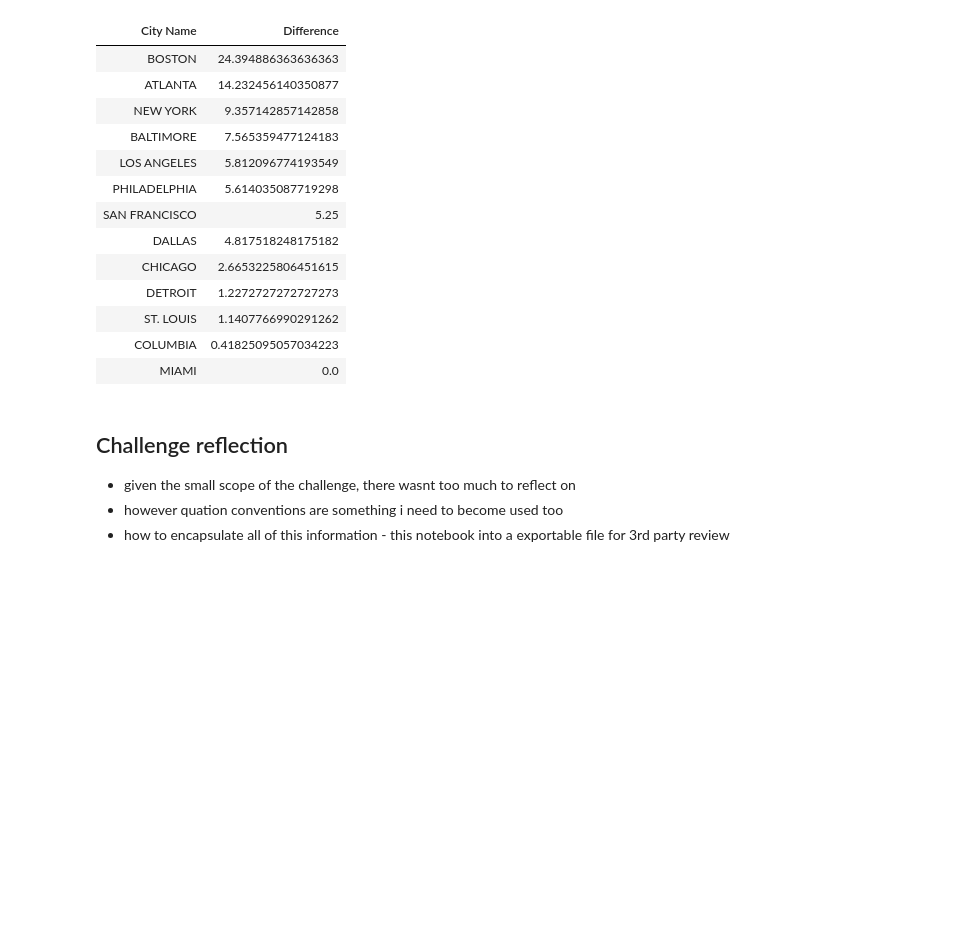
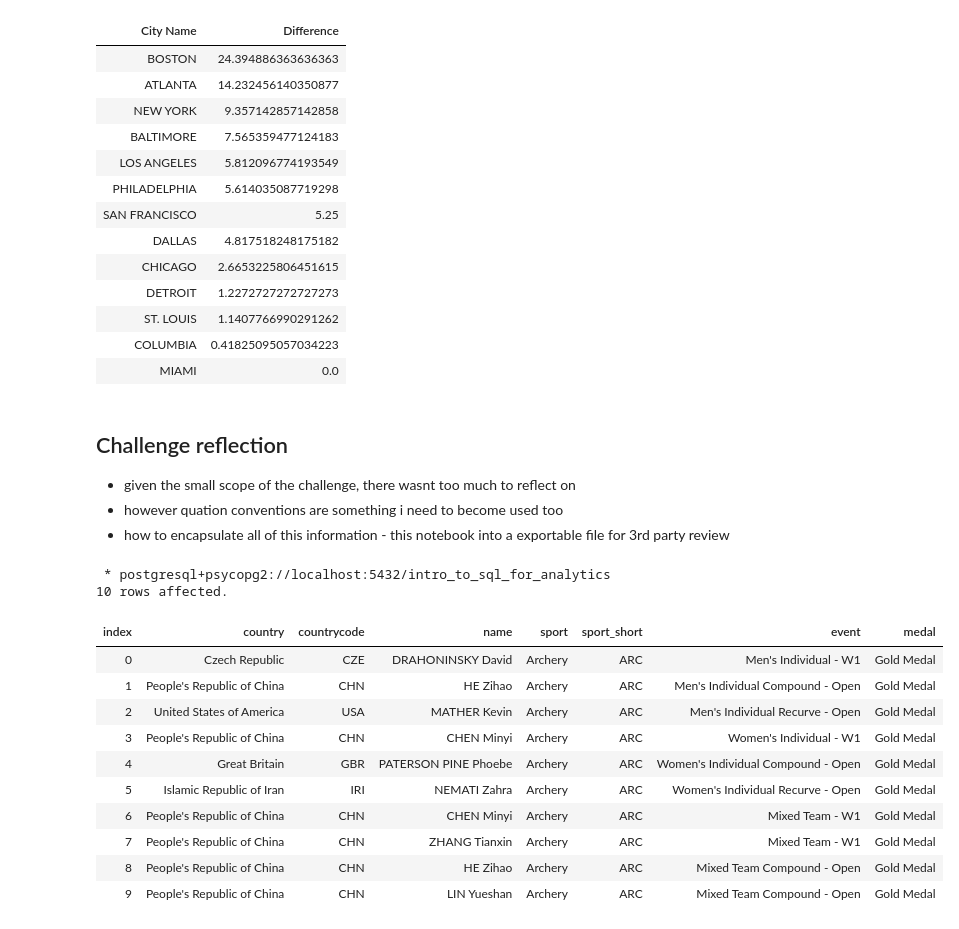
Before and after one commit to JakeOtto/more_sql, a Jupyter notebook: workings.ipynb, the cells around one changed output. Cells and saved outputs as stored; diff of their text form; code cells hidden in the pictures; blank space fills up the shorter version.

```diff
--- a/workings.ipynb
+++ b/workings.ipynb
@@ -193,3 +193,22 @@ ORDER BY "Difference" DESC
 - given the small scope of the challenge, there wasnt too much to reflect on
 - however quation conventions are something i need to become used too
 - how to encapsulate all of this information - this notebook into a exportable file for 3rd party review
+# %%
+%%sql
+SELECT *
+FROM medals
+LIMIT 10
+# %% [output]
+ * postgresql+psycopg2://localhost:5432/intro_to_sql_for_analytics
+10 rows affected.
+| index | country | countrycode | name | sport | sport_short | event | medal |
+| 0 | Czech Republic | CZE | DRAHONINSKY David | Archery | ARC | Men's Individual - W1 | Gold Medal |
+| 1 | People's Republic of China | CHN | HE Zihao | Archery | ARC | Men's Individual Compound - Open | Gold Medal |
+| 2 | United States of America | USA | MATHER Kevin | Archery | ARC | Men's Individual Recurve - Open | Gold Medal |
+| 3 | People's Republic of China | CHN | CHEN Minyi | Archery | ARC | Women's Individual - W1 | Gold Medal |
+| 4 | Great Britain | GBR | PATERSON PINE Phoebe | Archery | ARC | Women's Individual Compound - Open | Gold Medal |
+| 5 | Islamic Republic of Iran | IRI | NEMATI Zahra | Archery | ARC | Women's Individual Recurve - Open | Gold Medal |
+| 6 | People's Republic of China | CHN | CHEN Minyi | Archery | ARC | Mixed Team - W1 | Gold Medal |
+| 7 | People's Republic of China | CHN | ZHANG Tianxin | Archery | ARC | Mixed Team - W1 | Gold Medal |
+| 8 | People's Republic of China | CHN | HE Zihao | Archery | ARC | Mixed Team Compound - Open | Gold Medal |
+| 9 | People's Republic of China | CHN | LIN Yueshan | Archery | ARC | Mixed Team Compound - Open | Gold Medal |
```
Also changed, not shown: parts of 3 cells of this notebook.
